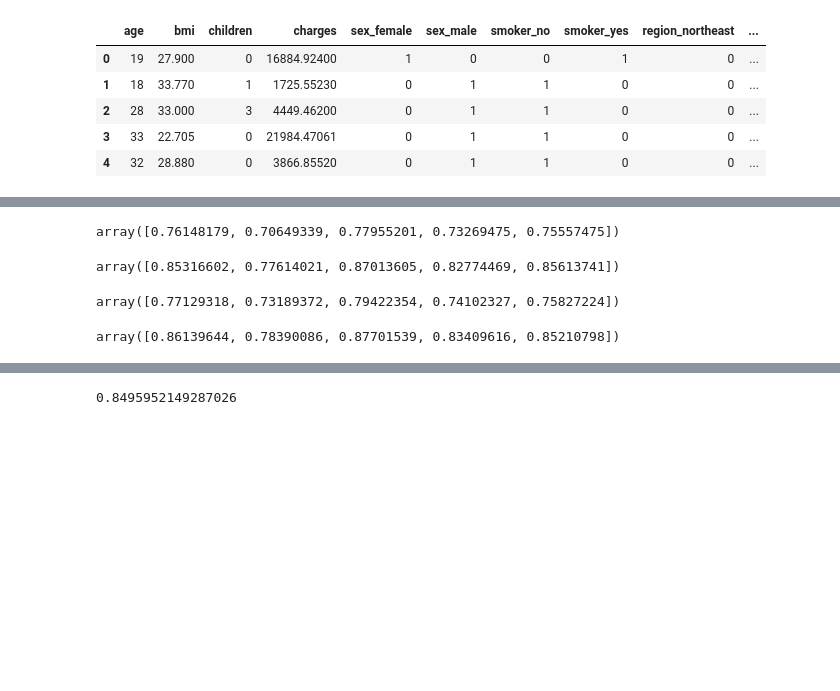
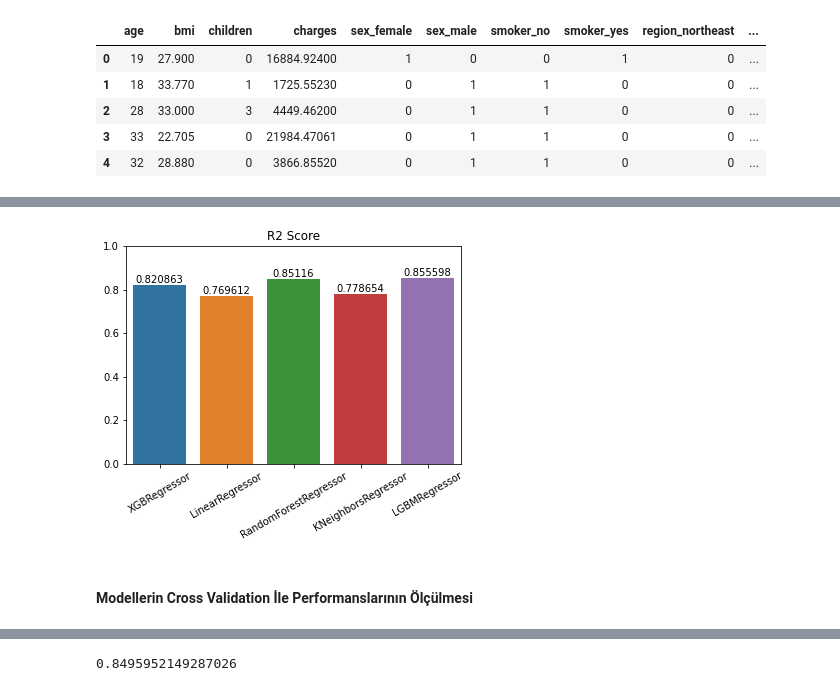
Before and after one commit to ysntrkc/medikal-maliyet-analizi-aisummercamp, a Jupyter notebook: onisleme_ve_model.ipynb, the cells around one changed output, grey strips where cells are left out. Drawn from its saved outputs; the diff is of its cells as text; code cells hidden in the pictures; blank space fills up the shorter version.

```diff
--- a/onisleme_ve_model.ipynb
+++ b/onisleme_ve_model.ipynb
@@ -90,6 +105,8 @@ MSE: 5812.100272258871
 rfr = RandomForestRegressor()
 rfr.fit(X_train, y_train.values.ravel())
 pred = rfr.predict(X_test)
-print(f"RandomForestRegressor \nR2 Score: {r2_score(y_test, pred)} \nMSE: {(mean_squared_error(y_test, pred)) ** 0.5}")
+rfr_r2 = r2_score(y_test, pred)
+rfr_rmse = np.sqrt(mean_squared_error(y_test, pred))
+print(f"RandomForestRegressor \nR2 Score: {rfr_r2} \nRMSE: {rfr_rmse}")
 # %% [output]
 RandomForestRegressor
@@ -99,7 +116,9 @@ MSE: 4683.523406967945
 knn = KNeighborsRegressor()
 knn.fit(X_train, y_train)
 pred = knn.predict(X_test)
-print(f"KNeighborsRegressor \nR2 Score: {r2_score(y_test, pred)} \nMSE: {(mean_squared_error(y_test, pred)) ** 0.5}")
+knn_r2 = r2_score(y_test, pred)
+knn_rmse = np.sqrt(mean_squared_error(y_test, pred))
+print(f"KNeighborsRegressor \nR2 Score: {knn_r2} \nRMSE: {knn_rmse}")
 # %% [output]
 KNeighborsRegressor
 R2 Score: 0.7786539147491962
@@ -108,5 +127,7 @@ MSE: 5696.904120219449
 lgbm = LGBMRegressor()
 lgbm.fit(X_train, y_train)
 pred = lgbm.predict(X_test)
-print(f"KNeighborsRegressor \nR2 Score: {r2_score(y_test, pred)} \nMSE: {(mean_squared_error(y_test, pred)) ** 0.5}")
+lgbm_r2 = r2_score(y_test, pred)
+lgbm_rmse = np.sqrt(mean_squared_error(y_test, pred))
+print(f"LGBMRegressor \nR2 Score: {lgbm_r2} \nRMSE: {lgbm_rmse}")
 # %% [output]
@@ -121,20 +137,14 @@ array([0.81833719, 0.72379012, 0.85597004, 0.81797256, 0.8403727 ])
-# %%
-score_lin = cross_val_score(lin, X, y, cv=5)
-score_lin
-# %% [output]
-array([0.76148179, 0.70649339, 0.77955201, 0.73269475, 0.75557475])
-# %%
-score_rfr = cross_val_score(rfr, X, y.values.ravel(), cv=5)
-score_rfr
-# %% [output]
-array([0.85316602, 0.77614021, 0.87013605, 0.82774469, 0.85613741])
-# %%
-score_knn = cross_val_score(knn, X, y, cv=5)
-score_knn
-# %% [output]
-array([0.77129318, 0.73189372, 0.79422354, 0.74102327, 0.75827224])
-# %%
-score_lgbm = cross_val_score(lgbm, X, y, cv=5)
-score_lgbm
-# %% [output]
-array([0.86139644, 0.78390086, 0.87701539, 0.83409616, 0.85210798])
+# %%
+r2_scores = {"XGBRegressor": xgb_r2, "LinearRegressor": lr_r2, "RandomForestRegressor": rfr_r2, "KNeighborsRegressor": knn_r2, "LGBMRegressor": lgbm_r2}
+rmse_scores = {"XGBRegressor": xgb_rmse, "LinearRegressor": lr_rmse, "RandomForestRegressor": rfr_rmse, "KNeighborsRegressor": knn_rmse, "LGBMRegressor": lgbm_rmse}
+# %%
+ax = sns.barplot(x=list(r2_scores.keys()), y=list(r2_scores.values()))
+ax.bar_label(ax.containers[0])
+plt.xticks(rotation=30)
+plt.title("R2 Score")
+plt.ylim((0, 1))
+plt.show()
+# %% [output]
+[figure, added]
+# %% [markdown]
+#### Modellerin Cross Validation İle Performanslarının Ölçülmesi
```
Also changed, not shown: parts of 22 cells of this notebook, 1 other file.
